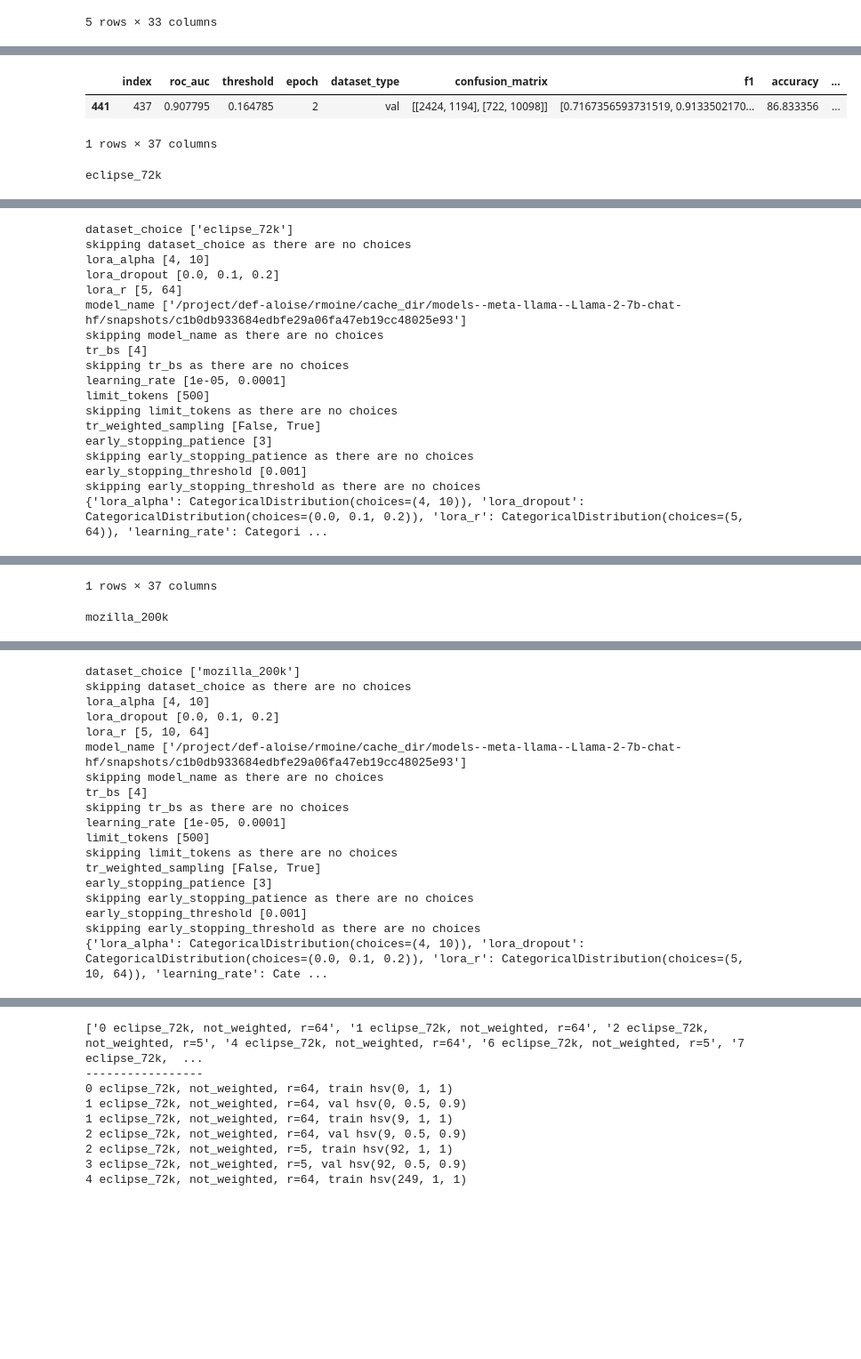
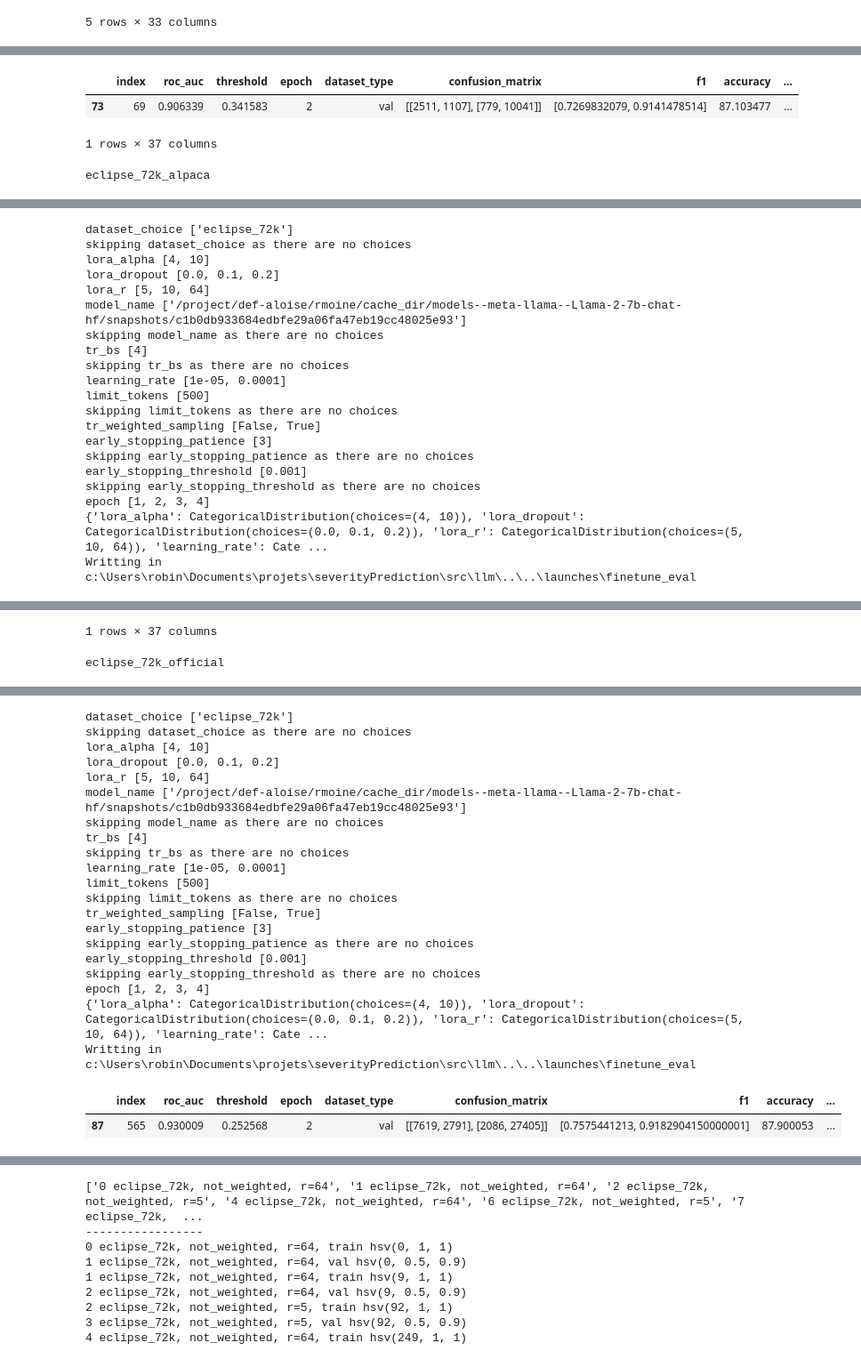
Before and after one commit to AndressaStefany/severityPrediction, a Jupyter notebook: src/llm/fineuning_results.ipynb, the cells around one changed output, grey strips where cells are left out. Shown at 89% size. Saved outputs shown, nothing was run; the diff lists cells and outputs as text; code cells hidden in the pictures; blank space fills up the shorter version.

Commit message:
feature: redo restore from checkpoint and retrain ok

```diff
--- a/src/llm/fineuning_results.ipynb
+++ b/src/llm/fineuning_results.ipynb
@@ -83,4 +90,4 @@ display(df.head())
 # %%
 df.to_json("../../data/finetuning_v3/save_df.json")
 # %%
-df = pd.read_json("../../data/finetuning/save_df.json")
+df = pd.read_json(root / "save_df.json")
@@ -103,11 +106,11 @@ df.query("tr_weighted_sampling==True")
 # %%
 def dump_to_optuna(df: pd.DataFrame, metric: Literal["accuracy","f1_avg", "roc_auc"], interesting_parameters: Optional[List[str]] = None, name: str = ""):
     print(name)
-    df1 = df[["epoch","name",metric,"dataset_type"]]
-    query = f"""SELECT * FROM df1 WHERE name IN (SELECT name FROM df1 WHERE dataset_type == 'train' GROUP BY name HAVING {metric} == MAX({metric})) AND dataset_type == 'val'"""
-    df_best = sqldf(query, locals())
-    df_best = df.loc[df_best.index,:]
-    df_best = df_best.query("dataset_type == 'val'")
+    # df1 = df[["epoch","name",metric,"dataset_type"]]
+    # query = f"""SELECT * FROM df1 WHERE name IN (SELECT name FROM df1 WHERE dataset_type == 'train' GROUP BY name HAVING {metric} == MAX({metric})) AND dataset_type == 'val'"""
+    # df_best = sqldf(query, locals())
+    # df_best = df.loc[df_best.index,:]
+    df_best = df.query("dataset_type == 'val'")
     study_name = f"finetuning_llama2_{name}"
     storage = f"sqlite:///study-finetuning_llama2_{name}.db"
     path_db = Path(storage.split("/")[-1])
@@ -116,7 +119,8 @@ def dump_to_optuna(df: pd.DataFrame, metric: Literal["accuracy","f1_avg", "roc_a
     study = optuna.create_study(direction="maximize",study_name=study_name, storage=storage)
     distributions = {}
     if interesting_parameters is None:
-        interesting_parameters = df_best.columns
+        interesting_parameters = list(df_best.columns)
+    assert interesting_parameters is not None
     Lremoved = []
     for i,k in enumerate(interesting_parameters):
         poss = sorted(df_best[k].unique().tolist())
@@ -129,6 +133,7 @@ def dump_to_optuna(df: pd.DataFrame, metric: Literal["accuracy","f1_avg", "roc_a
     interesting_parameters = [e for i,e in enumerate(interesting_parameters) if i not in Lremoved]
     print(distributions)
     for data_best in df_best.to_dict(orient="records"):
+        data_best["hyperparameters"]["epoch"] = data_best["epoch"]
         params = {k:v for k,v in data_best["hyperparameters"].items() if k in interesting_parameters}
         trial = optuna.trial.create_trial(
             params=params,
@@ -165,36 +164,48 @@ df.query("dataset_type == 'val' & dataset_choice == 'mozilla_200k'").query("accu
 # %%
-
-# print(len(df.query("dataset_choice == 'eclipse_72k' & epoch == 0")))
-# print(len(df.query("dataset_choice == 'mozilla_200k' & epoch == 0")))
 interesting_parameters = [
     "dataset_choice",
     "lora_alpha",
     "lora_dropout",
     "lora_r",
     "model_name",
     "tr_bs",
     "learning_rate",
     "limit_tokens",
     "tr_weighted_sampling",
     "early_stopping_patience",
-    "early_stopping_threshold"
+    "early_stopping_threshold",
+    "epoch",
 ]
 for dataset_choice in df["dataset_choice"].unique():
-    df_dataset = df.query(f"dataset_choice == '{dataset_choice}'").copy().reset_index()
-    df_val = df_dataset.query("dataset_type == 'val'")
-    best = df_val[df_val["roc_auc"] == df_val["roc_auc"].max()]
-    display(best)
-    best = best.to_dict(orient="records")[0]
-    compute_metrics_from_files(
-        conf_matrix=np.array(best["confusion_matrix"]),
-        f1=best["f1"],
-        folder_out=Path(f"../../data/finetuning_v3/"),
-        id=dataset_choice,
-        title=f""
-    )
-    dump_to_optuna(df_dataset, metric="accuracy",interesting_parameters=interesting_parameters, name=dataset_choice)
+    for prompt_id in df["prompt_id"].unique():
+        df_dataset = df.query(f"dataset_choice == '{dataset_choice}' & prompt_id == '{prompt_id}'").copy().reset_index()
+        df_val = df_dataset.query("dataset_type == 'val'")
+        best = df_val[df_val["roc_auc"] == df_val["roc_auc"].max()]
+        display(best)
+        best = best.to_dict(orient="records")[0]
+        compute_metrics_from_files(
+            conf_matrix=np.array(best["confusion_matrix"]),
+            f1=best["f1"],
+            folder_out=Path(f"../../data/finetuning_v3/"),
+            id=dataset_choice,
+            title=f""
+        )
+        dump_to_optuna(df_dataset, metric="accuracy",interesting_parameters=interesting_parameters, name=f"{dataset_choice}_{prompt_id}")
+        dest_folder = root / "redo" / f"{best['path_data_folder']}_redo"
+        shutil.copytree(root / best['path_data_folder'], dest_folder)
+        # find the checkpoint folder
+        best['resume_from_checkpoint'] = ""
+        for f in dest_folder.rglob("checkpoint-*"):
+            with open(f / "trainer_state.json") as fp:
+                epoch_checkpoint = json.load(fp)['log_history'][-1]['epoch']
+            if epoch_checkpoint == best['epoch']:
+                best['resume_from_checkpoint'] = f"./data/{f.parent.stem}/{f.stem}/"
+        with open(dest_folder / "redo.json", "w") as fp:
+            best["id_name"] = best["id"]
+            json.dump(best, fp)
+        generate_finetune_evaluation(dest_folder.resolve())
 # %% [output]
 |  | index | roc_auc | threshold | epoch | dataset_type | confusion_matrix | f1 | accuracy | ... |
-| 441 | 437 | 0.907795 | 0.164785 | 2 | val | [[2424, 1194], [722, 10098]] | [0.7167356593731519, 0.9133502170... | 86.833356 | ... |
+| 73 | 69 | 0.906339 | 0.341583 | 2 | val | [[2511, 1107], [779, 10041]] | [0.7269832079, 0.9141478514] | 87.103477 | ... |
 1 rows × 37 columns
-eclipse_72k
+eclipse_72k_alpaca
@@ -203,7 +214,7 @@ dataset_choice ['eclipse_72k']
 skipping dataset_choice as there are no choices
 lora_alpha [4, 10]
 lora_dropout [0.0, 0.1, 0.2]
-lora_r [5, 64]
+lora_r [5, 10, 64]
 model_name ['/project/def-aloise/rmoine/cache_dir/models--meta-llama--Llama-2-7b-chat-hf/snapshots/c1b0db933684edbfe29a06fa47eb19cc48025e93']
 skipping model_name as there are no choices
 tr_bs [4]
@@ -216,5 +227,7 @@ early_stopping_patience [3]
 skipping early_stopping_patience as there are no choices
 early_stopping_threshold [0.001]
 skipping early_stopping_threshold as there are no choices
-{'lora_alpha': CategoricalDistribution(choices=(4, 10)), 'lora_dropout': CategoricalDistribution(choices=(0.0, 0.1, 0.2)), 'lora_r': CategoricalDistribution(choices=(5, 64)), 'learning_rate': Categori ...
+epoch [1, 2, 3, 4]
+{'lora_alpha': CategoricalDistribution(choices=(4, 10)), 'lora_dropout': CategoricalDistribution(choices=(0.0, 0.1, 0.2)), 'lora_r': CategoricalDistribution(choices=(5, 10, 64)), 'learning_rate': Cate ...
+Writting in  c:\Users\robin\Documents\projets\severityPrediction\src\llm\..\..\launches\finetune_eval
 |  | index | roc_auc | threshold | epoch | dataset_type | confusion_matrix | f1 | accuracy | ... |
@@ -222,2 +235,2 @@ skipping early_stopping_threshold as there are no choices
 1 rows × 37 columns
-mozilla_200k
+eclipse_72k_official
@@ -225,4 +238,4 @@ mozilla_200k
-dataset_choice ['mozilla_200k']
+dataset_choice ['eclipse_72k']
 skipping dataset_choice as there are no choices
 lora_alpha [4, 10]
 lora_dropout [0.0, 0.1, 0.2]
@@ -239,4 +252,8 @@ early_stopping_patience [3]
 skipping early_stopping_patience as there are no choices
 early_stopping_threshold [0.001]
 skipping early_stopping_threshold as there are no choices
+epoch [1, 2, 3, 4]
 {'lora_alpha': CategoricalDistribution(choices=(4, 10)), 'lora_dropout': CategoricalDistribution(choices=(0.0, 0.1, 0.2)), 'lora_r': CategoricalDistribution(choices=(5, 10, 64)), 'learning_rate': Cate ...
+Writting in  c:\Users\robin\Documents\projets\severityPrediction\src\llm\..\..\launches\finetune_eval
+|  | index | roc_auc | threshold | epoch | dataset_type | confusion_matrix | f1 | accuracy | ... |
+| 87 | 565 | 0.930009 | 0.252568 | 2 | val | [[7619, 2791], [2086, 27405]] | [0.7575441213, 0.9182904150000001] | 87.900053 | ... |
```
Also changed, not shown: parts of 5 cells of this notebook, 21 other files.
